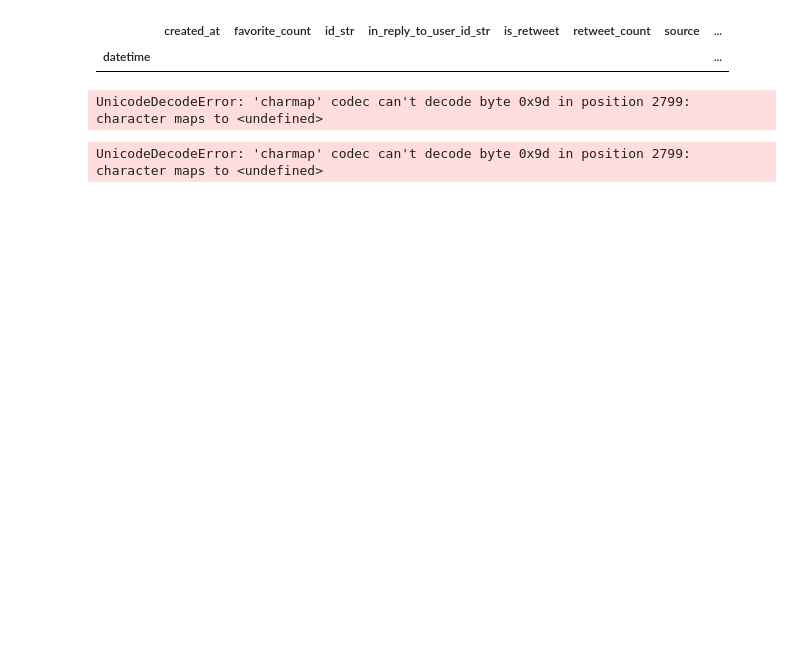
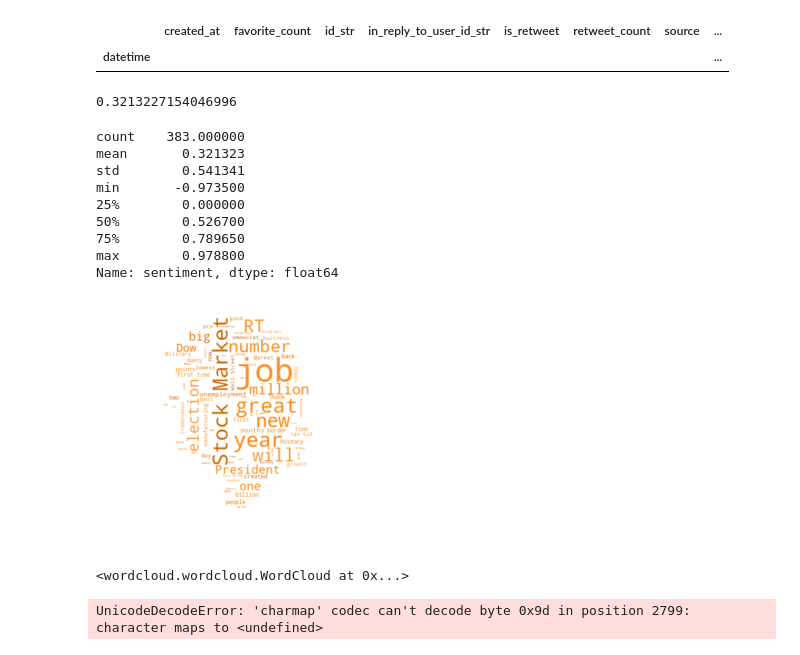
Before and after one commit to BjornCilleborg/sds2019, a Jupyter notebook: EXAM PROJECT/Exam Project.ipynb, the cells around one changed output. Drawn from its saved outputs; the diff is of its cells as text; code cells hidden in the pictures; blank space fills up the shorter version.

```diff
--- a/EXAM PROJECT/Exam Project.ipynb
+++ b/EXAM PROJECT/Exam Project.ipynb
@@ -441,10 +441,10 @@ df_tweet
 import pandas as pd
 import json
 
-with open('bloomberg.txt') as jdata:
+with open('bloomberg2.txt') as jdata:
     jsondata=json.load(jdata)
-    df=pd.DataFrame(jsondata)
-
+    df_bloom=pd.DataFrame(jsondata)
+    df_bloom['sentiment'] = [sentiment_analyzer_scores(tweet)['compound'] for tweet in df_bloom['text']]
 # import codecs
 # with codecs.open('bloomberg.json', 'r', encoding='utf-8',
 #                  errors='ignore') as fdata:
@@ -456,7 +456,36 @@ with open('bloomberg.txt') as jdata:
 #                 my_dict = ast.literal_eval(test)
 # my_dict
 # %% [output]
-UnicodeDecodeError: 'charmap' codec can't decode byte 0x9d in position 2799: character maps to <undefined>
+0.3213227154046996
+# %%
+print(df_bloom['sentiment'].describe())
+
+# wordcloud for df
+
+text = " ".join(tweet for tweet in df_bloom['text'][df_bloom['text'].str.contains(r'^(?:(?!https|co|amp).)*$')])
+
+# Create and generate a word cloud image:
+wordcloud = WordCloud(max_font_size=50, max_words=100, background_color="white",mask=trump_mask_T,
+                      contour_color ='black',color_func=custom_color).generate(text)
+
+# Display the generated image:
+plt.imshow(wordcloud, interpolation='bilinear')
+plt.axis("off")
+plt.show()
+
+wordcloud.to_file("wordcloud_bloom.png") # save file
+# %% [output]
+count    383.000000
+mean       0.321323
+std        0.541341
+min       -0.973500
+25%        0.000000
+50%        0.526700
+75%        0.789650
+max        0.978800
+Name: sentiment, dtype: float64
+[figure, added]
+<wordcloud.wordcloud.WordCloud at 0x...>
 # %%
 with open("bloomberg.json", "r") as read_file:
     data = json.load(read_file)
```
Also changed, not shown: parts of 1 cell of this notebook, 2 other files.
